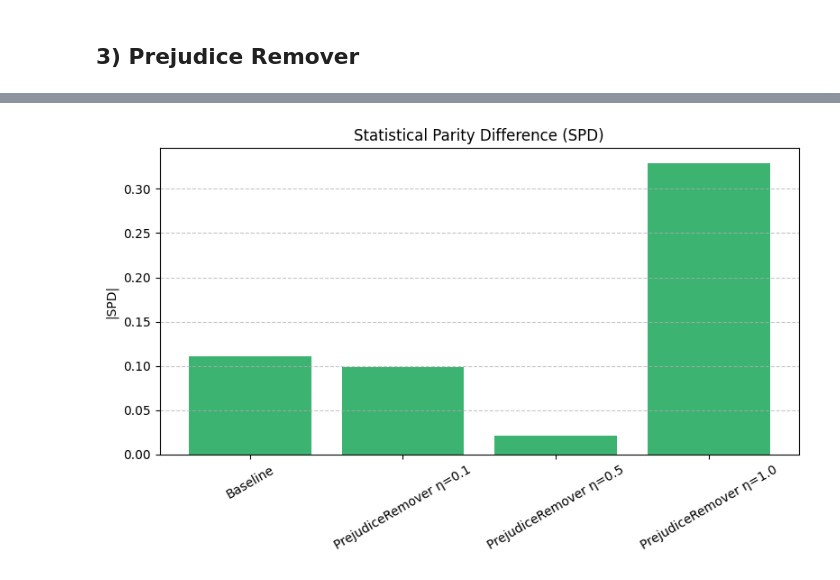
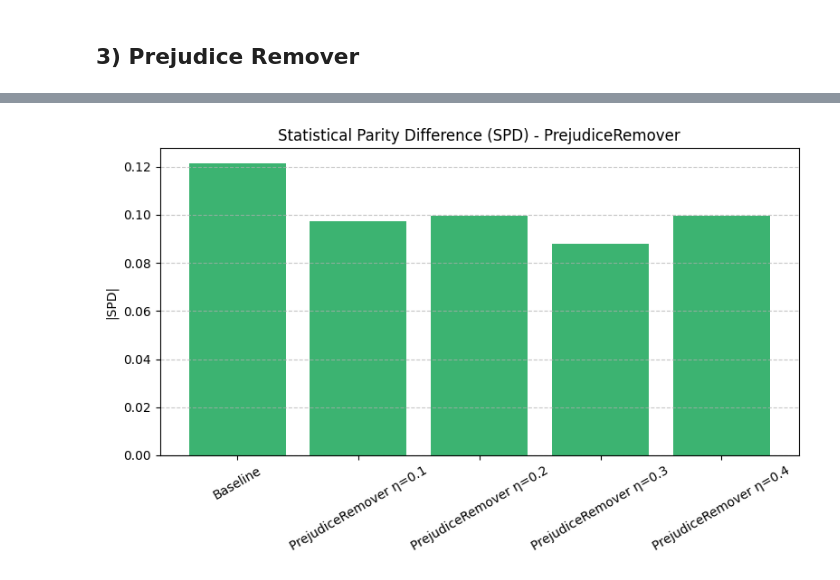
Before and after one commit to kor80/Fair-Candidate-Screening-System, a Jupyter notebook: Inprocessing222.ipynb, the cells around one changed output, grey strips where cells are left out. Drawn from its saved outputs; the diff is of its cells as text; code cells hidden in the pictures.

```diff
--- a/Inprocessing222.ipynb
+++ b/Inprocessing222.ipynb
@@ -1091,7 +1084,7 @@ for i, lam in enumerate(adv_weights):
     fair_list = []
     spd_list = []
 
-    for fold, (train_index, test_index) in enumerate(skf.split(X, y)):
+    for fold, (train_index, test_index) in enumerate(skf.split(X, df1[sensitive_feature].astype(str))):
         print(f"\nFold {fold + 1}/{k} - lambda_adv={lam}")
 
         # Split dei dati
@@ -1287,13 +1271,12 @@ plt.show()
 # %% [markdown]
 ## 2) FaUCI
 # %%
-k = 5  # numero di fold
-reg_weights = [0.0, 0.1, 0.2, 0.3, 0.5]
+k = 5
+reg_weights = [0.0, 0.1, 0.2, 0.3, 0.4]
 epochs = 100
 batch_size = 128
 fauci_spd_vals = []
 
-# Inizializzazione
 baseline_performance_metrics = []
 baseline_fairness_metrics = []
 inprocessing_performance_metrics = [[] for _ in reg_weights if _ != 0.0]
@@ -1313,7 +1296,7 @@ for i, weight in enumerate(reg_weights):
     print(f"\n== FaUCI training with regularization weight: {weight} ==")
     fold_spds = []
 
-    for fold, (train_index, test_index) in enumerate(skf.split(X, y)):
+    for fold, (train_index, test_index) in enumerate(skf.split(X, df1[sensitive_feature].astype(str))):
         print(f"  Fold {fold + 1}/{k}")
 
         X_train_fold = X.iloc[train_index]
@@ -1324,7 +1307,7 @@ for i, weight in enumerate(reg_weights):
         input_dim = X.shape[1]
         X_test_tensor = torch.tensor(X_test_fold.values, dtype=torch.float32)
 
-        model = Simple_NN(input_dim=input_dim)
+        model = Simple_NN(input_dim)
         optimizer = torch.optim.Adam(model.parameters(), lr=0.001)
 
         fauci_model = fl.Fauci(
@@ -1513,8 +1489,21 @@ plt.show()
 # %% [markdown]
 ## 3) Prejudice Remover
 # %%
+k = 5
+etas = [0.0, 0.1, 0.2, 0.3, 0.4]
+epochs = 100
+batch_size = 128
+pr_spd_vals = []
+
 baseline_performance_metrics = []
 baseline_fairness_metrics = []
+inprocessing_performance_metrics = [[] for _ in etas if _ != 0.0]
+inprocessing_fairness_metrics = [[] for _ in etas if _ != 0.0]
 
-inprocessing_performance_metrics = []
-inprocessing_fairness_metrics = []
+
+X = df1.drop(columns=target)
+y = df1[target]
+
+scaler = StandardScaler()
+numerical_cols = ['distance_km']
+X[numerical_cols] = scaler.fit_transform(X[numerical_cols])
@@ -1611,22 +1594,21 @@ for eta in etas:
 # %%
-model_names = ['Baseline'] + [f'PrejudiceRemover η={w}' for w in reg_weights]
-
-spds = [baseline_spd_val] + fauci_spd_vals
+model_names = ['Baseline'] + [f'PrejudiceRemover η={eta}' for eta in etas if eta != 0.0]
+spds = [baseline_spd_val] + pr_spd_vals
 
 results_df = pd.DataFrame({
     'Model': model_names,
     'SPD': spds
 })
 
-# 5. Plot SPD
+# Plot SPD
 plt.figure(figsize=(8, 5))
 plt.bar(results_df['Model'], results_df['SPD'], color='mediumseagreen')
-plt.title('Statistical Parity Difference (SPD)')
+plt.title('Statistical Parity Difference (SPD) - PrejudiceRemover')
 plt.ylabel('|SPD|')
 plt.xticks(rotation=30)
 plt.grid(axis='y', linestyle='--', alpha=0.7)
 plt.tight_layout()
 plt.show()
 # %% [output]
-[figure, old version]
+[figure, new version]
 # %%
```
Also changed, not shown: parts of 56 cells of this notebook.
